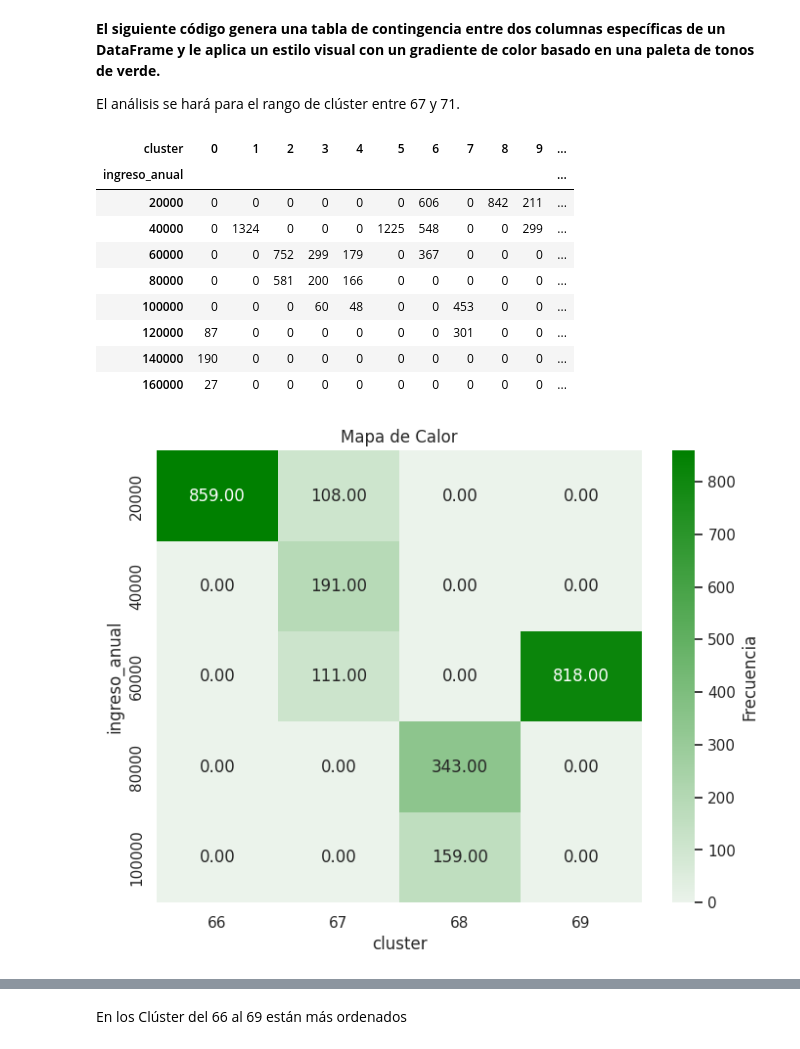
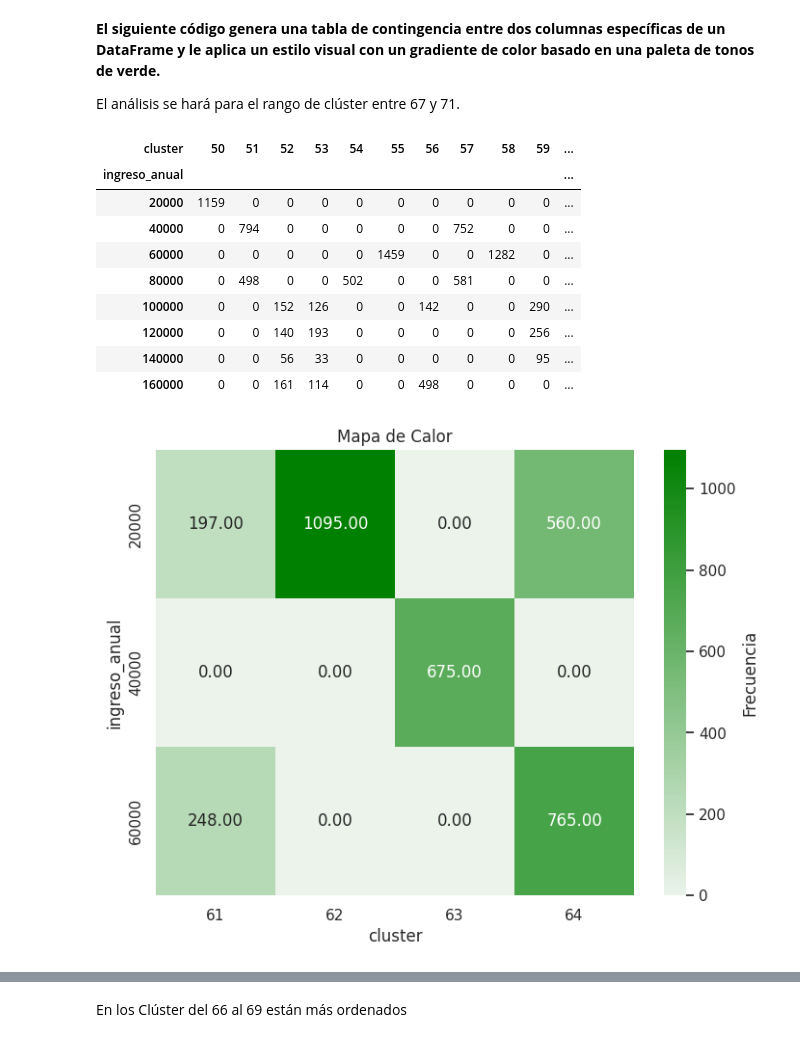
Before and after one commit to Alejarp78/La_Esencia_del_Cliente_1, a Jupyter notebook: La_esencia_del_cliente_3_final_1.ipynb, the cells around one changed output, grey strips where cells are left out. Saved outputs shown, nothing was run; the diff lists cells and outputs as text; code cells hidden in the pictures.

Commit message:
Actualización Final del Proyecto Esencia del cliente Final 1_corrección 1

```diff
--- a/La_esencia_del_cliente_3_final_1.ipynb
+++ b/La_esencia_del_cliente_3_final_1.ipynb
@@ -1442,0 +1455,23 @@ datos_raw.head()
+# %%
+# @title Actualización del dataset
+
+colum_tipo = ['Comestible', 'No Comestible', 'Bebida']
+colum_ingreso_anual = [20000, 40000, 60000, 80000, 100000, 120000, 140000, 160000]
+colum_total_hijos = [0, 1, 2, 3, 4, 5]
+colum_genero = ['Femenino', 'Masculino']
+colum_segmentacion_compra = ['Compra Baja', 'Compra Media', 'Compra Alta']
+
+# Definir el mapeo para la columna 'ingreso_anual'
+mapping_ingreso_anual = {valor_original_ia: nuevo_valor_ia for valor_original_ia, nuevo_valor_ia in zip(datos_raw_T['ingreso_anual'].unique(), colum_ingreso_anual)}
+mapping_tipo = {valor_original_2: nuevo_valor_2 for valor_original_2, nuevo_valor_2 in zip(datos_raw_T['tipo'].unique(), colum_tipo)}
+mapping_total_hijos = {valor_original_3: nuevo_valor_3 for valor_original_3, nuevo_valor_3 in zip(datos_raw_T['total_de_hijos'].unique(), colum_total_hijos)}
+mapping_genero = {valor_original_4: nuevo_valor_4 for valor_original_4, nuevo_valor_4 in zip(datos_raw_T['genero'].unique(), colum_genero)}
+mapping_segmentacion_compra = {valor_original_5: nuevo_valor_5 for valor_original_5, nuevo_valor_5 in zip(datos_raw_T['segmentacion_compra'].unique(), colum_segmentacion_compra)}
+
+
+# Renombrar los valores en la columna 'ingreso_anual'
+X_std_raw_filter['ingreso_anual'] = X_std_raw_filter['ingreso_anual'].map(mapping_ingreso_anual)
+X_std_raw_filter['tipo'] = X_std_raw_filter['tipo'].map(mapping_tipo)
+X_std_raw_filter['total_de_hijos'] = X_std_raw_filter['total_de_hijos'].map(mapping_total_hijos)
+X_std_raw_filter['genero'] = X_std_raw_filter['genero'].map(mapping_genero)
+X_std_raw_filter['segmentacion_compra'] = X_std_raw_filter['segmentacion_compra'].map(mapping_segmentacion_compra)
@@ -1454,0 +1523,9 @@ plt.show()
+# %%
+# Ejemplo de gráfico de dispersión para comparar 'Segmentación Comportamiento del interés de Compra' y 'numero_hijos' con el color del cluster
+plt.figure(figsize=(16, 8))
+sns.set(palette='muted', color_codes=True, style='whitegrid')
+sns.scatterplot(x='segmentacion_compra', y='total_de_hijos', hue='cluster', data=X_std_raw_filter, size='cluster', sizes=(15,200), size_order=['Compra Baja', 'Compra Media', 'Compra Alta'])
+plt.title('Comparación de Ingreso Anual y Número de Hijos por Cluster')
+plt.xlabel('Segmentación de Compra')
+plt.ylabel('Número de Hijos')
+plt.show()
@@ -1454,0 +1545,9 @@ plt.show()
+# %%
+# Ejemplo de gráfico de dispersión para comparar 'Segmentación Comportamiento del interés de Compra' y 'numero_hijos' con el color del cluster
+plt.figure(figsize=(16, 8))
+sns.set(palette='muted', color_codes=True, style='whitegrid')
+sns.scatterplot(x='segmentacion_compra', y='tipo', hue='cluster', data=X_std_raw_filter, size='cluster', sizes=(15,200), size_order=['Compra Baja', 'Compra Media', 'Compra Alta'])
+plt.title('Comparación de Ingreso Anual y Número de Hijos por Cluster')
+plt.xlabel('Segmentación de Compra')
+plt.ylabel('Tipo')
+plt.show()
@@ -1534,42 +1637,42 @@ En este caso en particular se observa una mejor resultado para el clúster 69, p
 
 El análisis se hará para el rango de clúster entre 67 y 71.
 # %%
-def mapa_calor(df, cols, normalize=False, values=None, aggfunc=None):
+def mapa_calor_1(df, cols, normalize=False, values=None, aggfunc=None):
     temp = cols
     cm = sns.light_palette("green", as_cmap=True)
     return pd.crosstab(df[temp[0]], df[temp[1]], normalize=normalize, values=values, aggfunc=aggfunc).style.background_gradient(cmap = cm)
 # %%
-mapa_calor(datos_raw, ['ingreso_anual', 'cluster'], normalize=False, values=None, aggfunc=None)
+mapa_calor_1(X_std_raw_filter, ['ingreso_anual', 'cluster'], normalize=False, values=None, aggfunc=None)
 # %% [output]
-| cluster | 0 | 1 | 2 | 3 | 4 | 5 | 6 | 7 | 8 | 9 | ... |
+| cluster | 50 | 51 | 52 | 53 | 54 | 55 | 56 | 57 | 58 | 59 | ... |
 | ingreso_anual |  |  |  |  |  |  |  |  |  |  | ... |
-| 20000 | 0 | 0 | 0 | 0 | 0 | 0 | 606 | 0 | 842 | 211 | ... |
-| 40000 | 0 | 1324 | 0 | 0 | 0 | 1225 | 548 | 0 | 0 | 299 | ... |
-| 60000 | 0 | 0 | 752 | 299 | 179 | 0 | 367 | 0 | 0 | 0 | ... |
-| 80000 | 0 | 0 | 581 | 200 | 166 | 0 | 0 | 0 | 0 | 0 | ... |
-| 100000 | 0 | 0 | 0 | 60 | 48 | 0 | 0 | 453 | 0 | 0 | ... |
-| 120000 | 87 | 0 | 0 | 0 | 0 | 0 | 0 | 301 | 0 | 0 | ... |
-| 140000 | 190 | 0 | 0 | 0 | 0 | 0 | 0 | 0 | 0 | 0 | ... |
-| 160000 | 27 | 0 | 0 | 0 | 0 | 0 | 0 | 0 | 0 | 0 | ... |
+| 20000 | 1159 | 0 | 0 | 0 | 0 | 0 | 0 | 0 | 0 | 0 | ... |
+| 40000 | 0 | 794 | 0 | 0 | 0 | 0 | 0 | 752 | 0 | 0 | ... |
+| 60000 | 0 | 0 | 0 | 0 | 0 | 1459 | 0 | 0 | 1282 | 0 | ... |
+| 80000 | 0 | 498 | 0 | 0 | 502 | 0 | 0 | 581 | 0 | 0 | ... |
+| 100000 | 0 | 0 | 152 | 126 | 0 | 0 | 142 | 0 | 0 | 290 | ... |
+| 120000 | 0 | 0 | 140 | 193 | 0 | 0 | 0 | 0 | 0 | 256 | ... |
+| 140000 | 0 | 0 | 56 | 33 | 0 | 0 | 0 | 0 | 0 | 95 | ... |
+| 160000 | 0 | 0 | 161 | 114 | 0 | 0 | 498 | 0 | 0 | 0 | ... |
 # %%
 def mapa_calor(df, cols, normalize=False, values=None, aggfunc=None, cluster_range=None):
     temp = cols
 
     # Filtrar el DataFrame para incluir solo los clusters en el rango especificado
     df_filtered = df[df['cluster'].between(cluster_range[0], cluster_range[1])]
 
     # Crear el mapa de calor
     cm = sns.light_palette("green", as_cmap=True)
     heatmap_data = pd.crosstab(df_filtered[temp[0]], df_filtered[temp[1]], normalize=normalize, values=values, aggfunc=aggfunc)
 
     # Crear la leyenda
     fig, ax = plt.subplots(figsize=(8, 6))
     sns.heatmap(heatmap_data, cmap=cm, annot=True, fmt=".2f", cbar_kws={'label': 'Frecuencia'})
     plt.title("Mapa de Calor")
     plt.show()
 
 # Ejemplo de uso limitando a clusters del rango 67 al 71
-mapa_calor(datos_raw, ['ingreso_anual', 'cluster'], normalize=False, values=None, aggfunc=None, cluster_range=(66, 71))
+mapa_calor(X_std_raw_filter, ['ingreso_anual', 'cluster'], normalize=False, values=None, aggfunc=None, cluster_range=(61, 66))
 # %% [output]
-[figure, old version]
+[figure, new version]
 # %%
```
Also changed, not shown: parts of 68 cells of this notebook.
